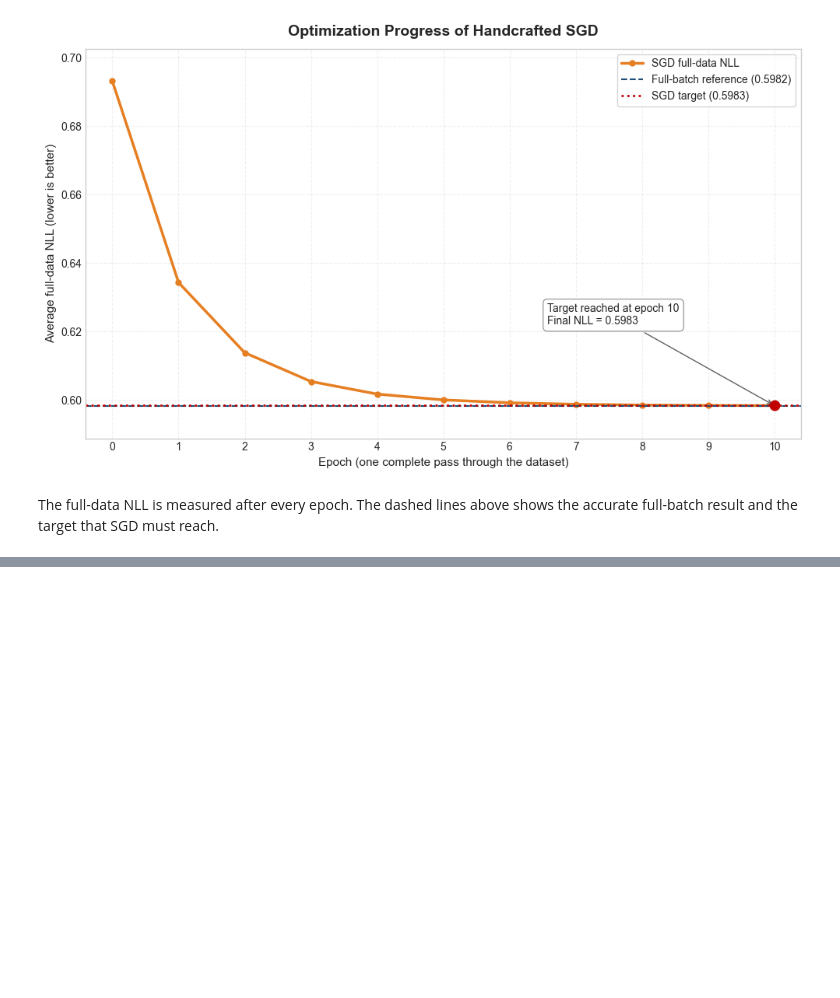
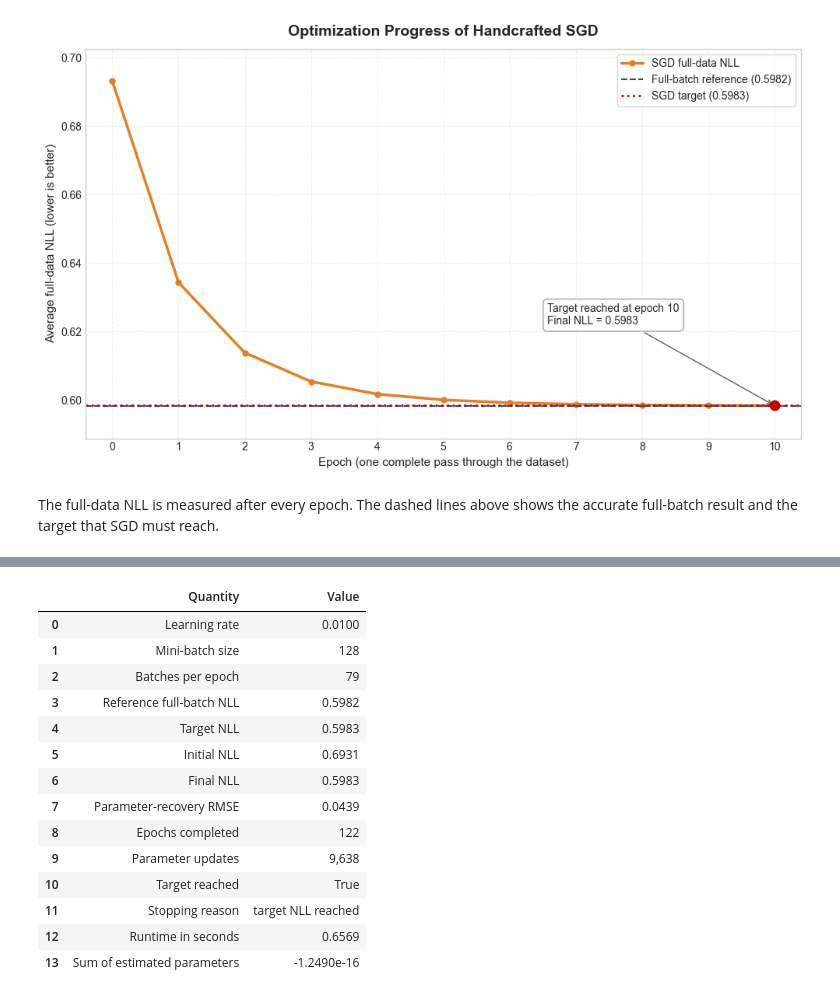
Before and after one commit to rbhdsks/Learning-from-Comparison-Data-Master-Thesis-Project-, a Jupyter notebook: notebooks/experiments/Bradley_Terry_Model/04_BradleyTerry_MLE_Optimizations.ipynb, the cells around one changed output, grey strips where cells are left out. Drawn from its saved outputs; the diff is of its cells as text; code cells hidden in the pictures; blank space fills up the shorter version.

Commit message:
mini batch Handcrafted result

```diff
--- a/notebooks/experiments/Bradley_Terry_Model/04_BradleyTerry_MLE_Optimizations.ipynb
+++ b/notebooks/experiments/Bradley_Terry_Model/04_BradleyTerry_MLE_Optimizations.ipynb
@@ -686,0 +689,86 @@ The full-data NLL is measured after every epoch. The dashed lines above shows th
+# %%
+# Fit the model using convergence-driven mini-batch gradient descent.
+
+minibatch_learning_rate = 0.01
+
+minibatch_result = optimize_with_minibatch_gradient_descent(
+    number_of_items=NUMBER_OF_ITEMS,
+    comparisons=comparisons,
+    learning_rate=minibatch_learning_rate,
+    batch_size=MINIBATCH_SIZE,
+    random_seed=SEED,
+    target_nll=target_nll,
+)
+
+minibatch_recovery_error = parameter_recovery_error(
+    true_parameters,
+    minibatch_result.parameters,
+)
+
+minibatch_final_nll = float(
+    minibatch_result.nll_history[-1]
+)
+
+minibatch_target_reached = (
+    minibatch_final_nll <= target_nll
+)
+
+batches_per_epoch = int(
+    np.ceil(
+        NUMBER_OF_COMPARISONS
+        / MINIBATCH_SIZE
+    )
+)
+
+minibatch_summary = pd.DataFrame({
+    "Quantity": [
+        "Learning rate",
+        "Mini-batch size",
+        "Batches per epoch",
+        "Reference full-batch NLL",
+        "Target NLL",
+        "Initial NLL",
+        "Final NLL",
+        "Parameter-recovery RMSE",
+        "Epochs completed",
+        "Parameter updates",
+        "Target reached",
+        "Stopping reason",
+        "Runtime in seconds",
+        "Sum of estimated parameters",
+    ],
+    "Value": [
+        f"{minibatch_learning_rate:.4f}",
+        str(MINIBATCH_SIZE),
+        str(batches_per_epoch),
+        f"{reference_nll:.4f}",
+        f"{target_nll:.4f}",
+        f"{minibatch_result.nll_history[0]:.4f}",
+        f"{minibatch_final_nll:.4f}",
+        f"{minibatch_recovery_error:.4f}",
+        f"{minibatch_result.epochs_completed:,}",
+        f"{int(minibatch_result.update_count_history[-1]):,}",
+        str(minibatch_target_reached),
+        minibatch_result.stopping_reason,
+        f"{minibatch_result.runtime_seconds:.4f}",
+        f"{minibatch_result.parameters.sum():.4e}",
+    ],
+})
+
+minibatch_summary
+# %% [output]
+|  | Quantity | Value |
+| 0 | Learning rate | 0.0100 |
+| 1 | Mini-batch size | 128 |
+| 2 | Batches per epoch | 79 |
+| 3 | Reference full-batch NLL | 0.5982 |
+| 4 | Target NLL | 0.5983 |
+| 5 | Initial NLL | 0.6931 |
+| 6 | Final NLL | 0.5983 |
+| 7 | Parameter-recovery RMSE | 0.0439 |
+| 8 | Epochs completed | 122 |
+| 9 | Parameter updates | 9,638 |
+| 10 | Target reached | True |
+| 11 | Stopping reason | target NLL reached |
+| 12 | Runtime in seconds | 0.6569 |
+| 13 | Sum of estimated parameters | -1.2490e-16 |
```
Also changed, not shown: parts of 2 cells of this notebook.
